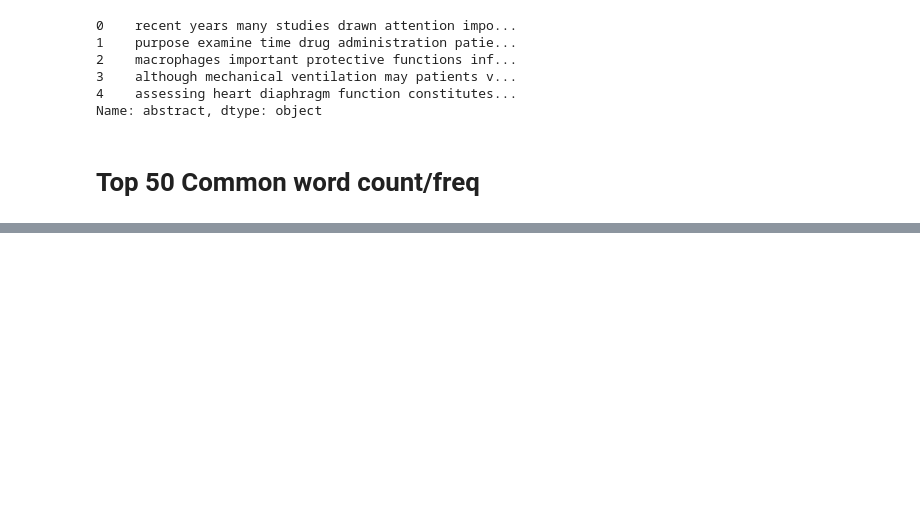
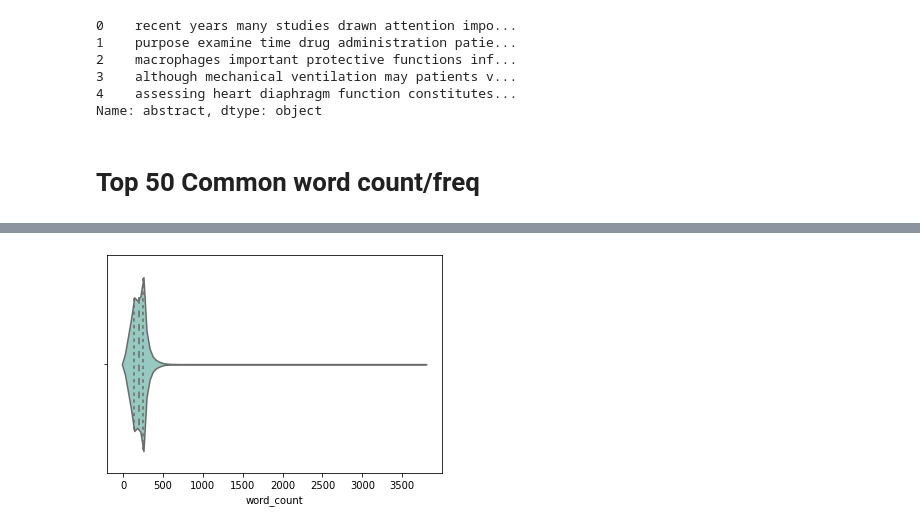
Before and after one commit to ElizabethSeidle/CORD-19_Project, a Jupyter notebook: Code/Lesson6_Assigment_Amit_1001.ipynb, the cells around one changed output, grey strips where cells are left out. Saved outputs shown, nothing was run; the diff lists cells and outputs as text; code cells hidden in the pictures; blank space fills up the shorter version.

```diff
--- a/Code/Lesson6_Assigment_Amit_1001.ipynb
+++ b/Code/Lesson6_Assigment_Amit_1001.ipynb
@@ -241,0 +358,8 @@ mw2.head()
+# %%
+# Distribution of word counts in abstracts
+#sns.distplot(mw2.word_count, kde=False, rug=True)
+
+ax = sns.violinplot(x="word_count", data=mw2, palette="Set3", split=True,
+                    scale="count", inner="quartile")
+# %% [output]
+[figure, added]
```
Also changed, not shown: parts of 41 cells of this notebook.
